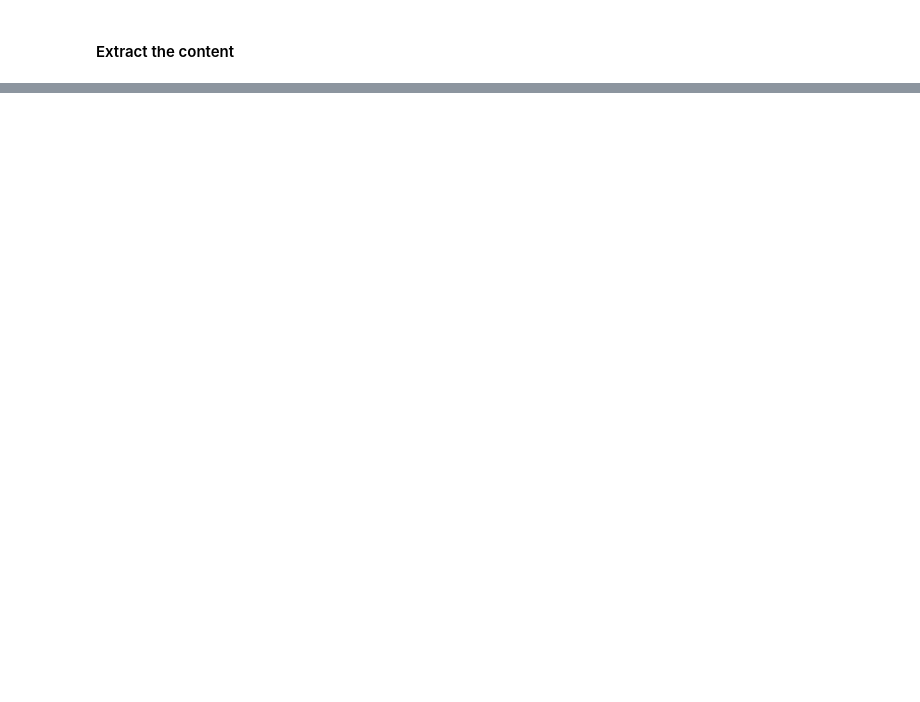
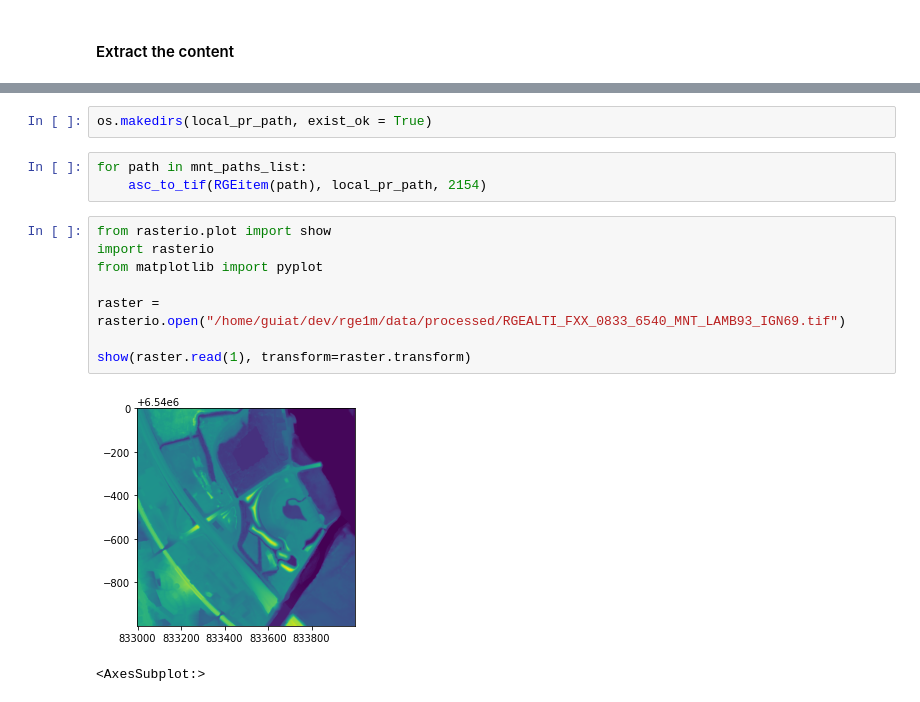
Before and after one commit to guiattard/rge1m, a Jupyter notebook: processing.ipynb, the cells around one changed output, grey strips where cells are left out. Saved outputs shown, nothing was run; the diff lists cells and outputs as text; blank space fills up the shorter version.

```diff
--- a/processing.ipynb
+++ b/processing.ipynb
@@ -43,0 +187,16 @@ def extract_rge(filename):
+# %%
+os.makedirs(local_pr_path, exist_ok = True)
+# %%
+for path in mnt_paths_list:
+    asc_to_tif(RGEitem(path), local_pr_path, 2154)
+# %%
+from rasterio.plot import show
+import rasterio
+from matplotlib import pyplot
+
+raster = rasterio.open("/home/guiat/dev/rge1m/data/processed/RGEALTI_FXX_0833_6540_MNT_LAMB93_IGN69.tif")
+
+show(raster.read(1), transform=raster.transform)
+# %% [output]
+[figure, added]
+<AxesSubplot:>
```
Also changed, not shown: parts of 10 cells of this notebook.
